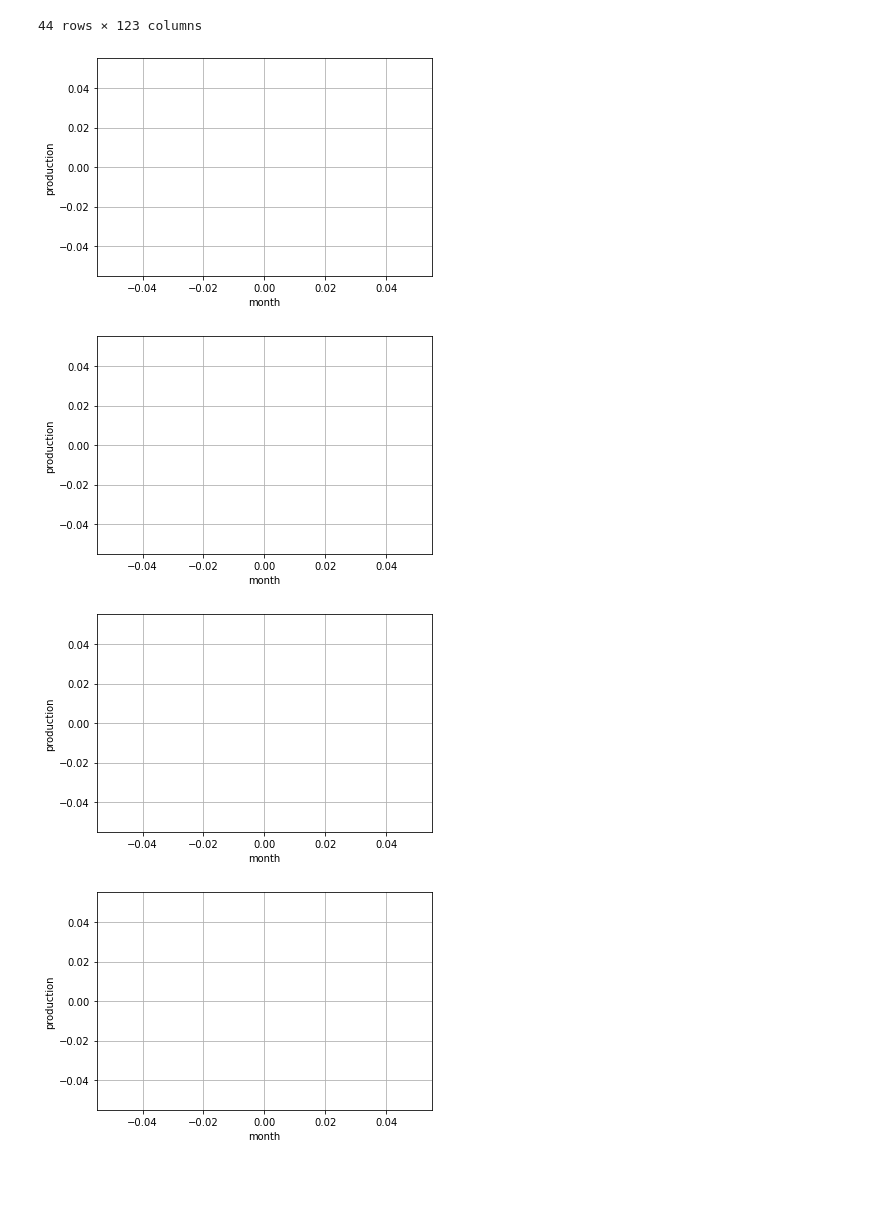
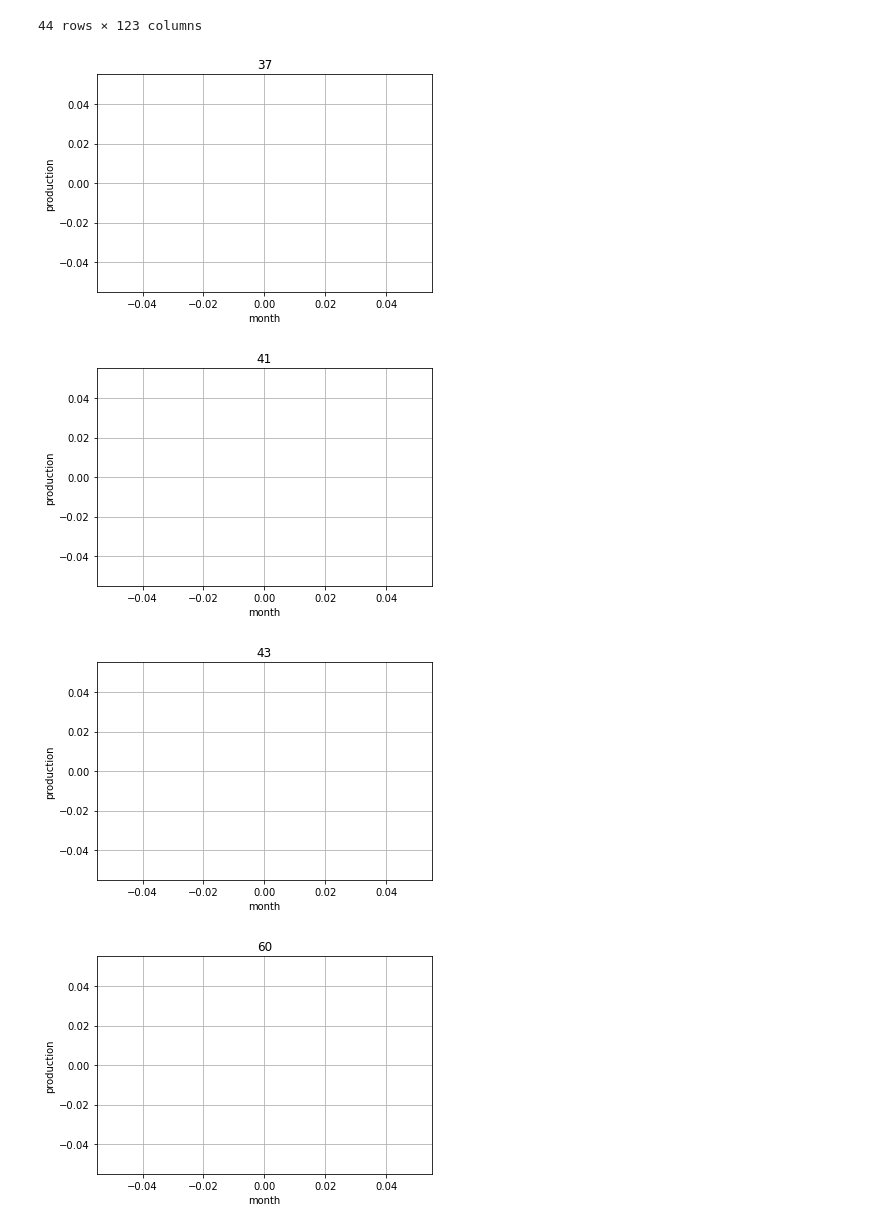
Before and after one commit to k7746/datascience, a Jupyter notebook: Untitled.ipynb, the cells around one changed output. Cells and saved outputs as stored; diff of their text form; code cells hidden in the pictures; blank space fills up the shorter version.

```diff
--- a/Untitled.ipynb
+++ b/Untitled.ipynb
@@ -33,17 +33,18 @@ data
 data_list = data.values
 data_list = data_list.tolist()
 # %%
-for i in range(122):
+for i in range(44):
     one_data = data_list[i]
     data28_prod = one_data
     data28_prod = one_data[31:121]
     plt.plot(data28_prod)
     plt.grid()
+    plt.title(one_data[0])
     plt.xlabel("month")
     plt.ylabel("production")
     plt.show()
 # %% [output]
-[figure, old version]
+[figure, new version]
-[figure, old version]
+[figure, new version]
-[figure, old version]
+[figure, new version]
-[figure, old version]
+[figure, new version]
```
Also changed, not shown: parts of 1 cell of this notebook.
